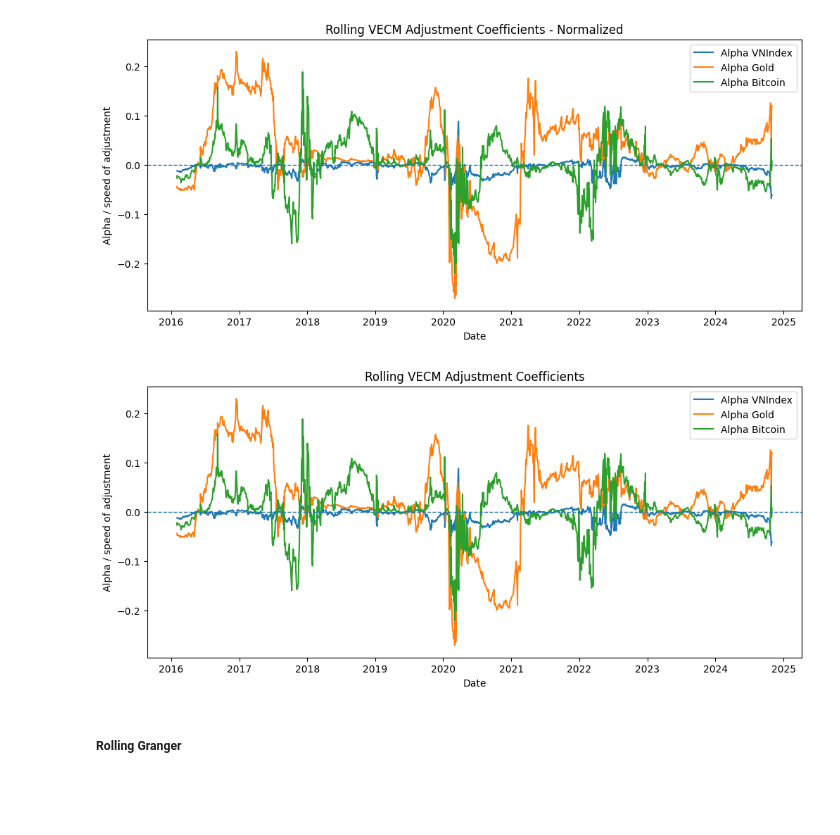
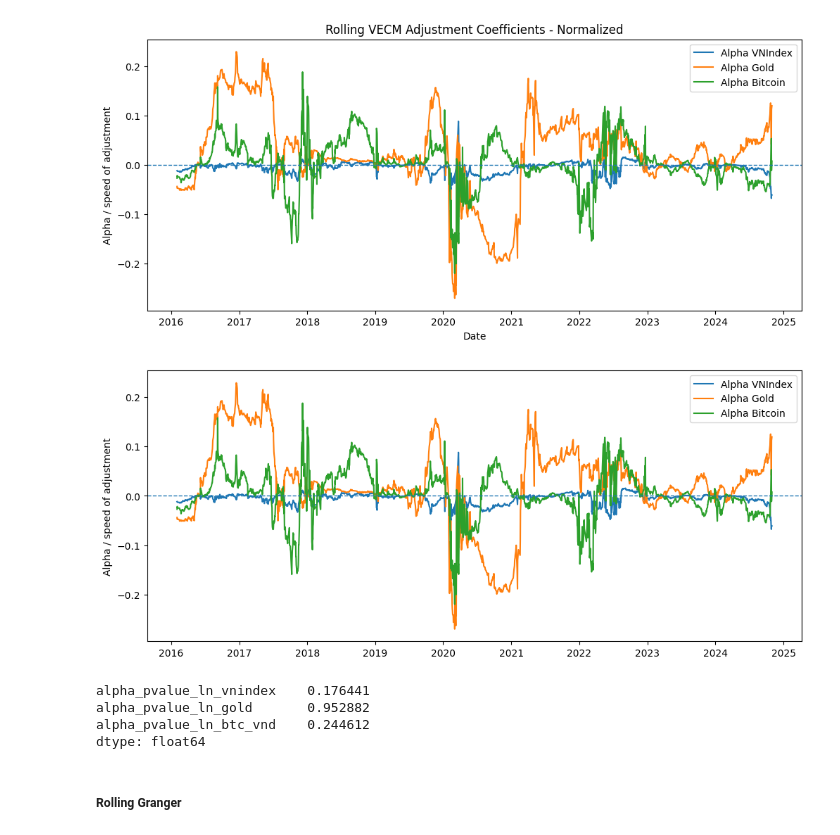
Before and after one commit to Gitzvaaaa/Digital-gold-debate, a Jupyter notebook: Notebooks/eda_&_preprocessing.ipynb, the cells around one changed output. Drawn from its saved outputs; the diff is of its cells as text; code cells hidden in the pictures; blank space fills up the shorter version.

```diff
--- a/Notebooks/eda_&_preprocessing.ipynb
+++ b/Notebooks/eda_&_preprocessing.ipynb
@@ -1701,9 +1778,10 @@ def rolling_vecm_alpha_normalized(
 
             beta_raw = res.beta[:, 0].copy()
             alpha_raw = res.alpha[:, 0].copy()
+            alpha_p_raw = res.pvalues_alpha[:, 0].copy()
 
-            # normalize beta so that beta[ln_vnindex] = 1
             scale = beta_raw[norm_idx]
+
             beta_norm = beta_raw / scale
             alpha_norm = alpha_raw * scale
 
@@ -1711,6 +1789,7 @@ def rolling_vecm_alpha_normalized(
 
             for i, name in enumerate(names):
                 row[f"alpha_{name}"] = alpha_norm[i]
+                row[f"alpha_pvalue_{name}"] = alpha_p_raw[i]
                 row[f"beta_{name}"] = beta_norm[i]
 
             rows.append(row)
@@ -1719,6 +1798,7 @@ def rolling_vecm_alpha_normalized(
             row = {"date": end_date, "error": str(e)}
             for name in names:
                 row[f"alpha_{name}"] = np.nan
+                row[f"alpha_pvalue_{name}"] = np.nan
                 row[f"beta_{name}"] = np.nan
             rows.append(row)
 
@@ -1749,20 +1829,32 @@ c:\Assigment\2025-2026\Time Series Analysis\Digital-gold-debate\.venv\Lib\site-p
 # %%
 import matplotlib.pyplot as plt
 
 plt.figure(figsize=(12, 5))
 
 plt.plot(rolling_alpha_norm.index, rolling_alpha_norm["alpha_ln_vnindex"], label="Alpha VNIndex")
 plt.plot(rolling_alpha_norm.index, rolling_alpha_norm["alpha_ln_gold"], label="Alpha Gold")
 plt.plot(rolling_alpha_norm.index, rolling_alpha_norm["alpha_ln_btc_vnd"], label="Alpha Bitcoin")
 
 plt.axhline(0, linestyle="--", linewidth=1)
-plt.title("Rolling VECM Adjustment Coefficients")
 plt.ylabel("Alpha / speed of adjustment")
-plt.xlabel("Date")
 plt.legend()
 plt.show()
 # %% [output]
-[figure, old version]
+[figure, new version]
+# %%
+pcols = [
+    "alpha_pvalue_ln_vnindex",
+    "alpha_pvalue_ln_gold",
+    "alpha_pvalue_ln_btc_vnd"
+]
+
+sig_share = (rolling_alpha_norm[pcols] < 0.05).mean()
+print(sig_share)
+# %% [output]
+alpha_pvalue_ln_vnindex    0.176441
+alpha_pvalue_ln_gold       0.952882
+alpha_pvalue_ln_btc_vnd    0.244612
+dtype: float64
 # %% [markdown]
 ##### Rolling Granger
 # %%
```
Also changed, not shown: parts of 12 cells of this notebook, 2 other files.
